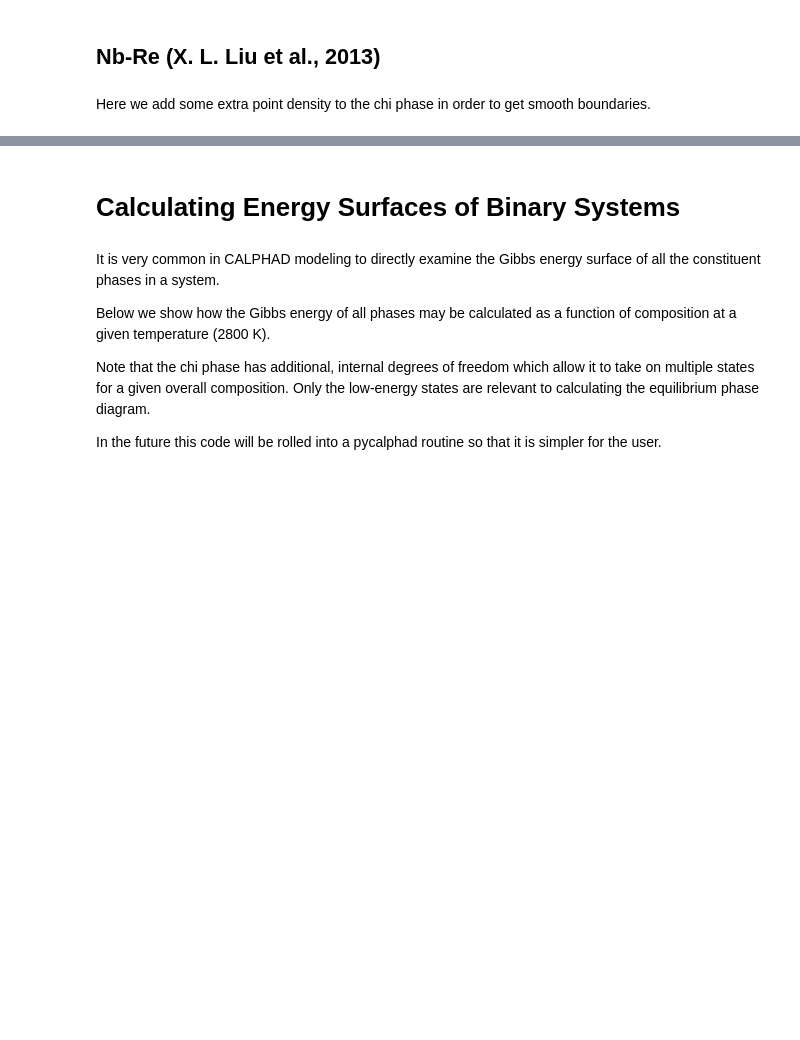
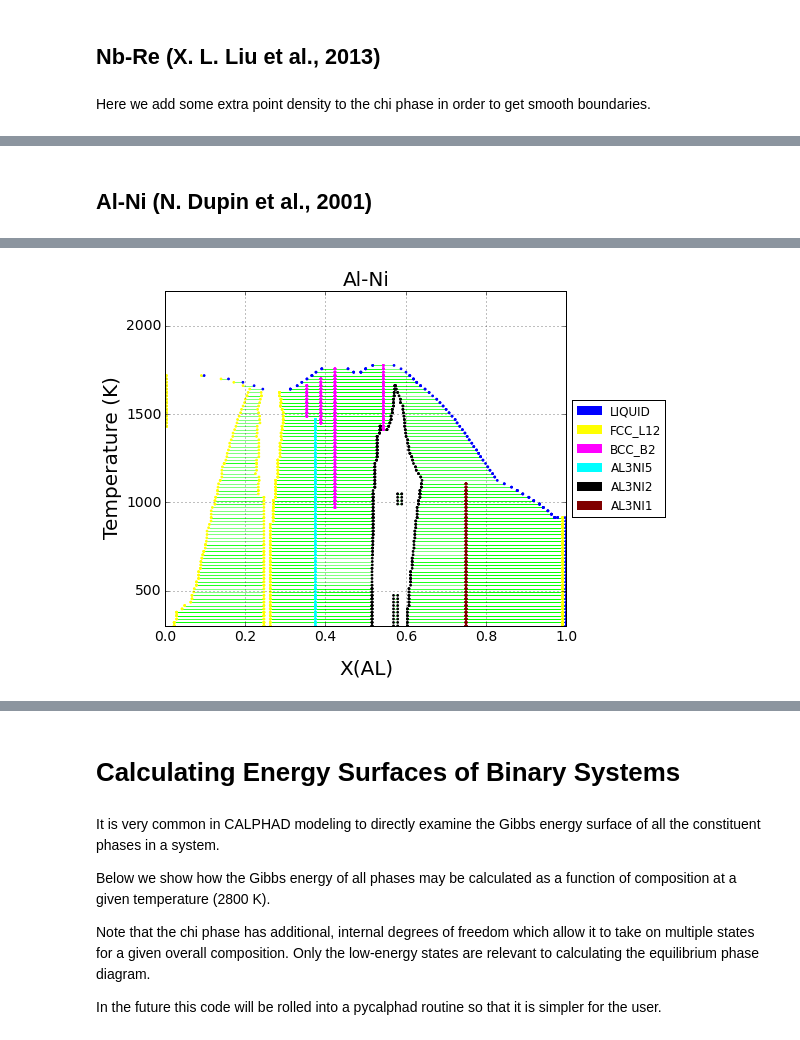
Before and after one commit to pycalphad/pycalphad, a Jupyter notebook: examples/BinaryExamples.ipynb, the cells around one changed output, grey strips where cells are left out. Cells and saved outputs as stored; diff of their text form; code cells hidden in the pictures; blank space fills up the shorter version.

```diff
--- a/examples/BinaryExamples.ipynb
+++ b/examples/BinaryExamples.ipynb
@@ -53,0 +55,10 @@ Wall time: 12.3 s
+# %% [markdown]
+## Al-Ni (N. Dupin et al., 2001)
+# %%
+db = Database('NI_AL_DUPIN_2001.TDB')
+my_phases = ['LIQUID', 'FCC_L12', 'BCC_B2', 'AL3NI5', 'AL3NI2', 'AL3NI1']
+fig = plt.figure(figsize=(9,6))
+#pdens = [{'BCC_B2': 200000, 'FCC_L12': 20000, 'AL3NI2': 10000}, 2000]
+pdens = 2000
+%time ax = binplot(db, ['AL', 'NI', 'VA'] , my_phases, 'X(AL)', 300, 2200, steps=100, pdens=pdens, ax=fig.gca())
+# %% [output]
@@ -53,0 +67 @@ Wall time: 12.3 s
+[figure, added]
```
Also changed, not shown: parts of 9 cells of this notebook, 4 other files.
